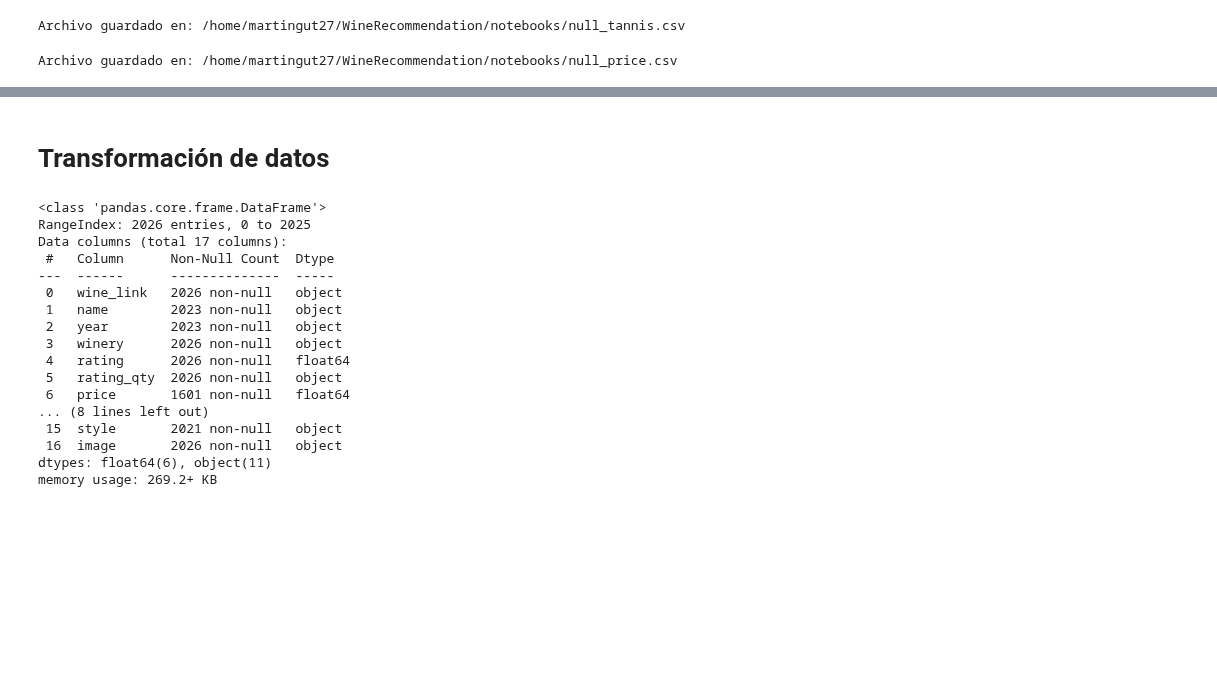
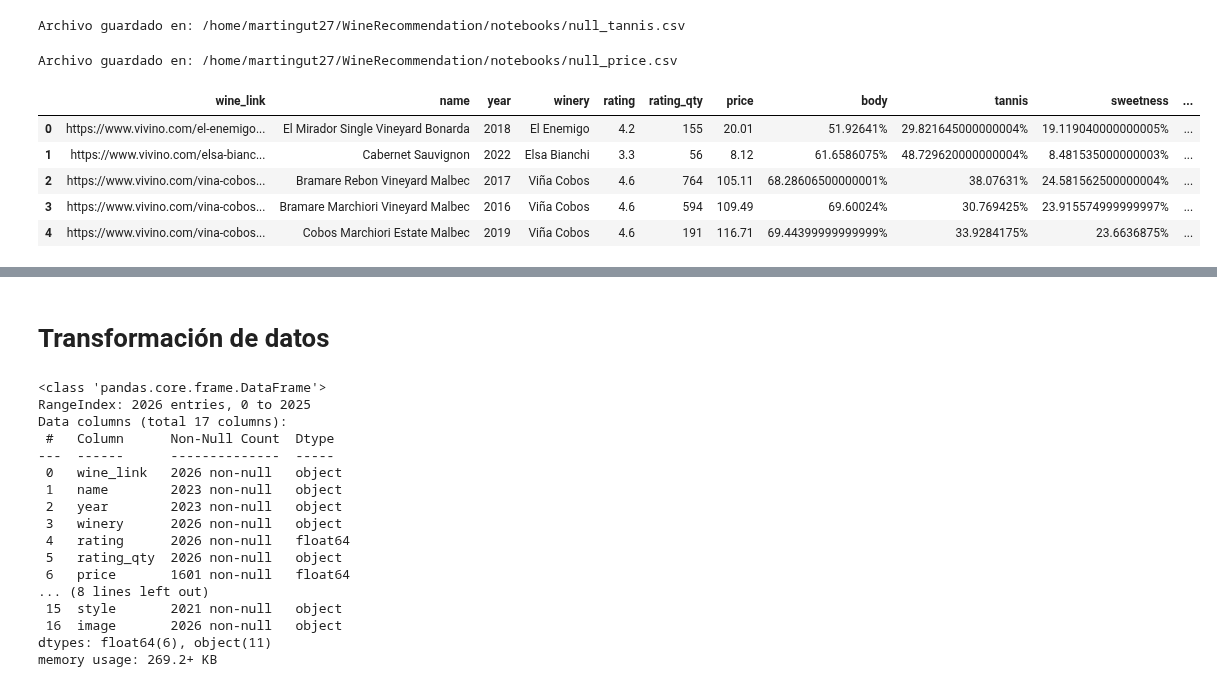
Before and after one commit to Tino27Gut/WineRecommendation, a Jupyter notebook: notebooks/eda_etl_draft.ipynb, the cells around one changed output, grey strips where cells are left out. Saved outputs shown, nothing was run; the diff lists cells and outputs as text; code cells hidden in the pictures; blank space fills up the shorter version.

Commit message:
Scraped price fix

```diff
--- a/notebooks/eda_etl_draft.ipynb
+++ b/notebooks/eda_etl_draft.ipynb
@@ -49,3 +56,13 @@ null_price = wines_df[wines_df["price"].isna()]
 ut.save_csv(null_price, filename="null_price.csv")
 # %% [output]
 Archivo guardado en: /home/martingut27/WineRecommendation/notebooks/null_price.csv
+# %%
+pricefix_df = pd.read_csv("../src/data/raw/scraped_wines/null_prices_fix.csv")
+pricefix_df.head()
+# %% [output]
+|  | wine_link | name | year | winery | rating | rating_qty | price | body | tannis | sweetness | ... |
+| 0 | https://www.vivino.com/el-enemigo... | El Mirador Single Vineyard Bonarda | 2018 | El Enemigo | 4.2 | 155 | 20.01 | 51.92641% | 29.821645000000004% | 19.119040000000005% | ... |
+| 1 | https://www.vivino.com/elsa-bianc... | Cabernet Sauvignon | 2022 | Elsa Bianchi | 3.3 | 56 | 8.12 | 61.6586075% | 48.729620000000004% | 8.481535000000003% | ... |
+| 2 | https://www.vivino.com/vina-cobos... | Bramare Rebon Vineyard Malbec | 2017 | Viña Cobos | 4.6 | 764 | 105.11 | 68.28606500000001% | 38.07631% | 24.581562500000004% | ... |
+| 3 | https://www.vivino.com/vina-cobos... | Bramare Marchiori Vineyard Malbec | 2016 | Viña Cobos | 4.6 | 594 | 109.49 | 69.60024% | 30.769425% | 23.915574999999997% | ... |
+| 4 | https://www.vivino.com/vina-cobos... | Cobos Marchiori Estate Malbec | 2019 | Viña Cobos | 4.6 | 191 | 116.71 | 69.44399999999999% | 33.9284175% | 23.6636875% | ... |
```
Also changed, not shown: parts of 3 cells of this notebook, 3 other files.
